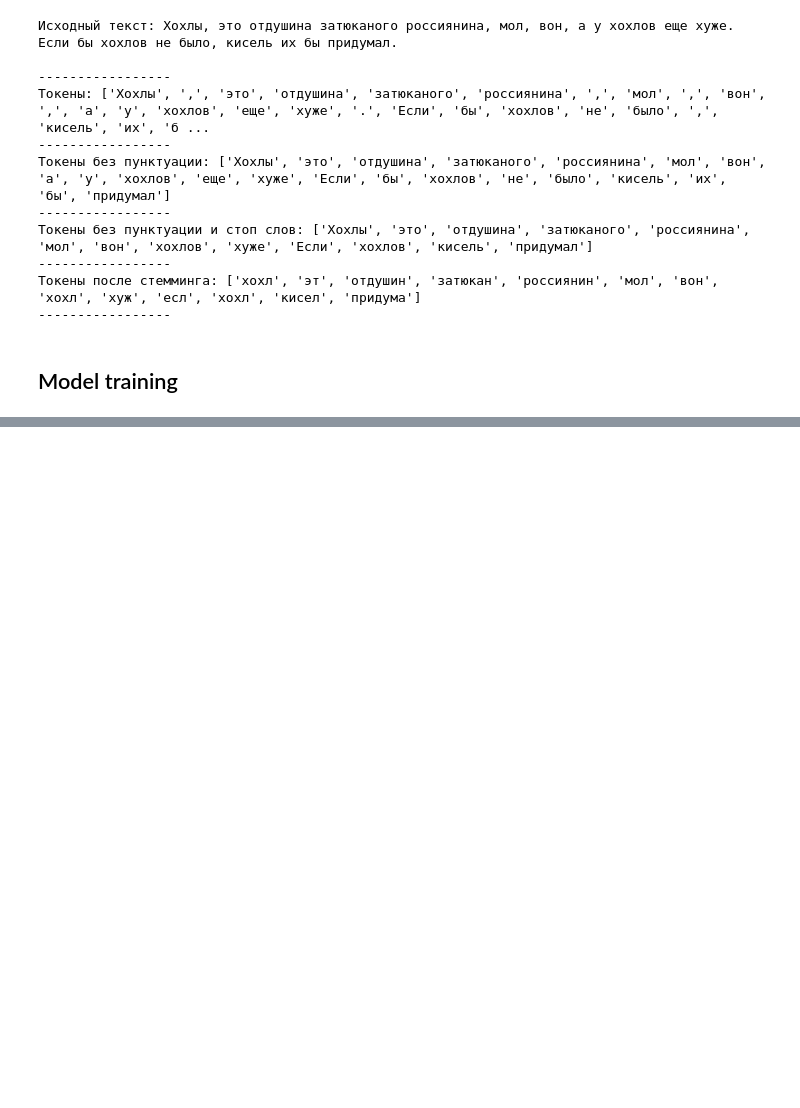
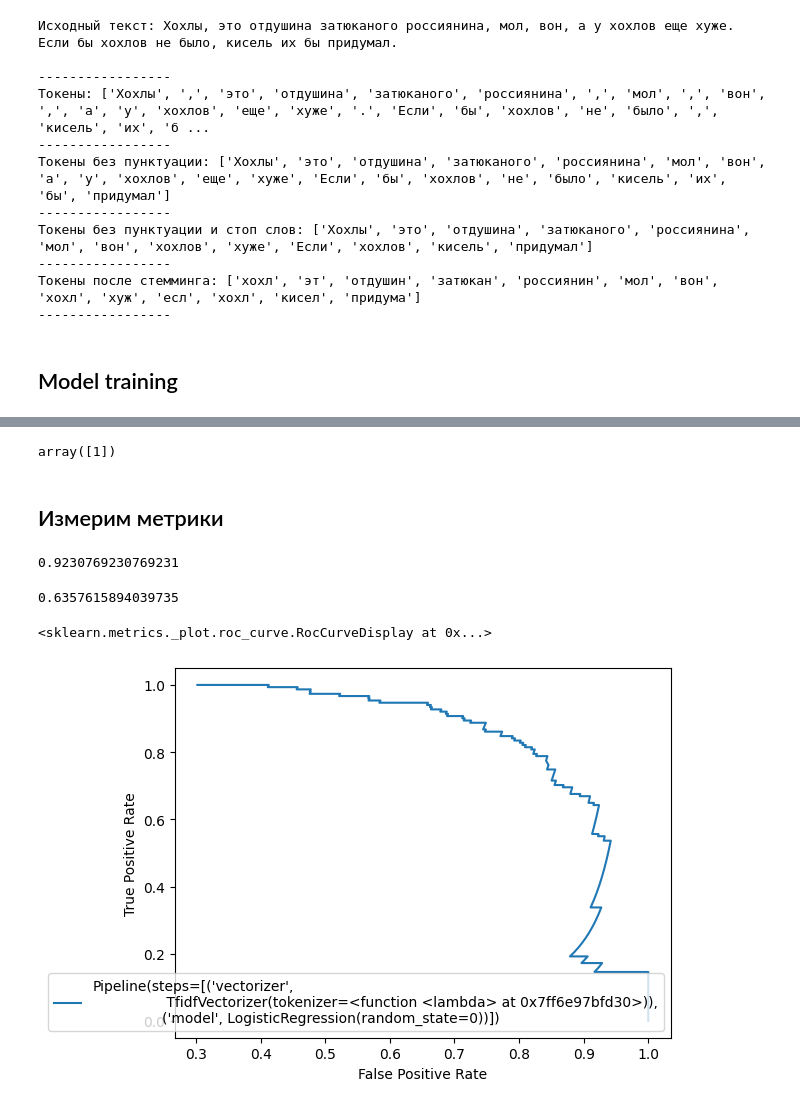
Before and after one commit to makarstasia/TRUE_CRIME_COMMENTS, a Jupyter notebook: Toxic_comments/model.ipynb, the cells around one changed output, grey strips where cells are left out. Drawn from its saved outputs; the diff is of its cells as text; code cells hidden in the pictures; blank space fills up the shorter version.

```diff
--- a/Toxic_comments/model.ipynb
+++ b/Toxic_comments/model.ipynb
@@ -137,0 +154,8 @@ features = vectorizer.fit_transform(train_df["comment"])
+# %%
+model_pipeline = Pipeline([
+    ("vectorizer", TfidfVectorizer(tokenizer=lambda x: tokenize_sentence(x, remove_stop_words=True))),
+    ("model", LogisticRegression(random_state=0))
+]
+)
+# %%
+model_pipeline.fit(train_df["comment"], train_df["toxic"])
@@ -137,0 +170,22 @@ features = vectorizer.fit_transform(train_df["comment"])
+# %%
+model_pipeline.predict(["Отстой, что за тупые советы"])
+# %% [output]
+array([1])
+# %% [markdown]
+## Измерим метрики
+# %%
+precision_score(y_true=test_df["toxic"], y_pred=model_pipeline.predict(test_df["comment"]))
+# %% [output]
+0.9230769230769231
+# %%
+recall_score(y_true=test_df["toxic"], y_pred=model_pipeline.predict(test_df["comment"]))
+# %% [output]
+0.6357615894039735
+# %%
+prec, rec, thresholds = precision_recall_curve(y_true=test_df["toxic"], probas_pred=model_pipeline.predict_proba(test_df["comment"])[:, 1])
+# %%
+display= RocCurveDisplay(estimator_name=model_pipeline,fpr=prec, tpr=rec)
+display.plot()
+# %% [output]
+<sklearn.metrics._plot.roc_curve.RocCurveDisplay at 0x...>
+[figure, added]
```
Also changed, not shown: parts of 22 cells of this notebook.
